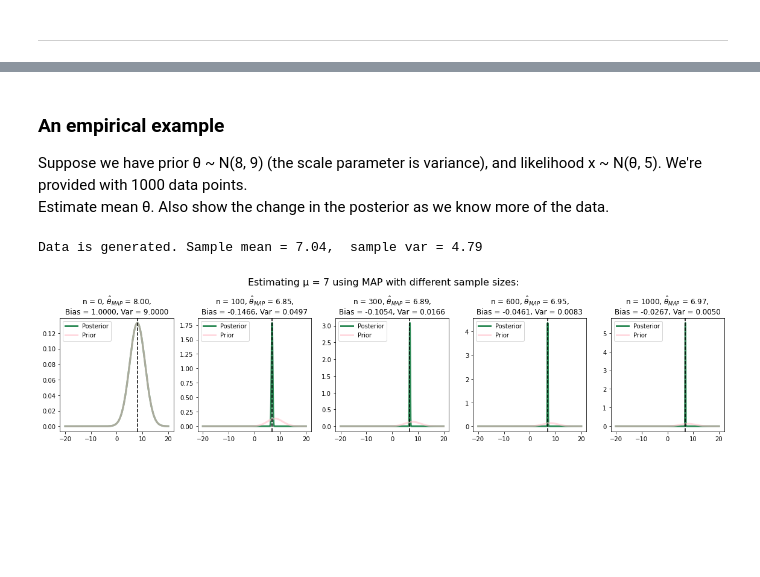
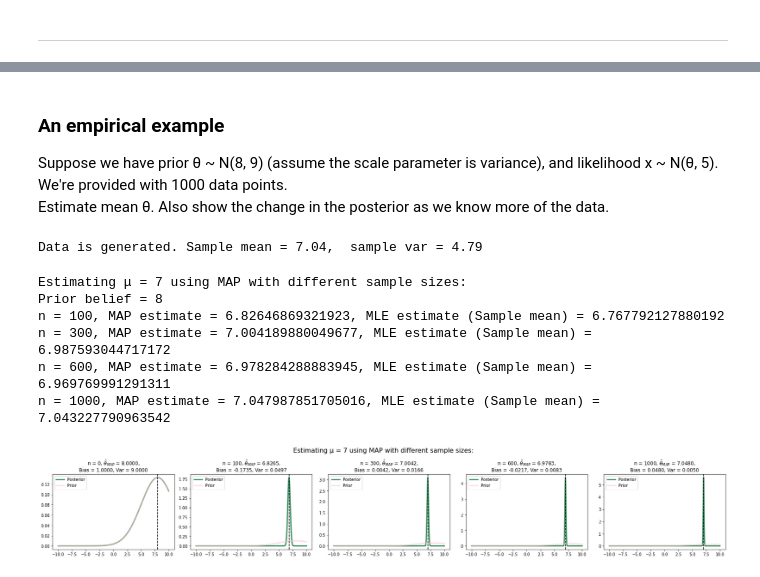
Before and after one commit to umitkaanusta/stuff-im-learning, a Jupyter notebook: statistical_concepts/maximum_aposteriori_estimation.ipynb, the cells around one changed output, grey strips where cells are left out. Cells and saved outputs as stored; diff of their text form; code cells hidden in the pictures; blank space fills up the shorter version.

Commit message:
Fixed the posterior mean and var of MAP

```diff
--- a/statistical_concepts/maximum_aposteriori_estimation.ipynb
+++ b/statistical_concepts/maximum_aposteriori_estimation.ipynb
@@ -208,6 +212,6 @@ where `τ  = 1 / σ^2` is the precision and `τ_post = τ_prior + τ_data`
 # %% [markdown]
 ### An empirical example
-Suppose we have prior θ ~ N(8, 9) (the scale parameter is variance), and likelihood x ~ N(θ, 5). We're provided with 1000 data points.
+Suppose we have prior θ ~ N(8, 9) (assume the scale parameter is variance), and likelihood x ~ N(θ, 5). We're provided with 1000 data points.
 Estimate mean θ. Also show the change in the posterior as we know more of the data.
 # %%
 THETA = 7  # True mean θ = μ
@@ -222,39 +226,53 @@ sample_mean, sample_var = np.mean(data), np.var(data)
 print(f"Data is generated. Sample mean = {round(sample_mean, 2)},  sample var = {round(sample_var, 2)}")
 # %% [output]
 Data is generated. Sample mean = 7.04,  sample var = 4.79
+# %%
+print("Estimating μ = 7 using MAP with different sample sizes:")
+print("Prior belief = 8")
+
+for num_elements in (100, 300, 600, 1000):
+    sample_mean = np.mean(data[:num_elements])
+    map_est = sample_mean * num_elements / (num_elements + VAR) + MU_PRIOR * VAR / (num_elements + VAR)
+    print(f"n = {num_elements}, MAP estimate = {map_est}, MLE estimate (Sample mean) = {sample_mean}")
+# %% [output]
+Estimating μ = 7 using MAP with different sample sizes:
+Prior belief = 8
+n = 100, MAP estimate = 6.82646869321923, MLE estimate (Sample mean) = 6.767792127880192
+n = 300, MAP estimate = 7.004189880049677, MLE estimate (Sample mean) = 6.987593044717172
+n = 600, MAP estimate = 6.978284288883945, MLE estimate (Sample mean) = 6.969769991291311
+n = 1000, MAP estimate = 7.047987851705016, MLE estimate (Sample mean) = 7.043227790963542
 # %%
-normal_params = [[MU_PRIOR, VAR_PRIOR ** 0.5]]
-for i in range(len(data)):
-    mu_prior, sigma_prior = normal_params[-1]
-    a = 1 / (sigma_prior ** 2)
-    b = 1 / VAR
-    mu_post = (a * mu_prior + b * np.mean(data[:i + 1])) / (a + b)
-    sigma_post = (1 / (a + b)) ** 0.5
-    normal_params.append([mu_post, sigma_post])
+# let's plot our estimates showing the posterior distributions
+normal_params = {0: [MU_PRIOR, VAR_PRIOR]}
+for num_elements in (100, 300, 600, 1000):
+    sample_mean = np.mean(data[:num_elements])
+    mu_post = sample_mean * num_elements / (num_elements + VAR) + MU_PRIOR * VAR / (num_elements + VAR)
+    var_post = 1 / (1 / VAR_PRIOR + num_elements / VAR)
+    normal_params[num_elements] = [mu_post, var_post]
 # %%
 from scipy.stats import norm
 
-x_axis = np.linspace(-20, 20, 1000)
+x_axis = np.linspace(-10, 10, 1000)
 some_green = "#2E8B57"
-fig, ax_arr = plt.subplots(ncols=5, figsize=(16,4), sharex=True)
+fig, ax_arr = plt.subplots(ncols=5, figsize=(24,4), sharex=True)
 for i, num_elements in enumerate([0, 100, 300, 600, 1000]):
     ax = ax_arr[i]
-    mu, sigma = normal_params[num_elements]
-    normal_Y = norm.pdf(x=x_axis, loc=mu, scale=sigma)
-    prior_Y = norm.pdf(x=x_axis, loc=normal_params[0][0], scale=normal_params[0][1])
+    mu, var = normal_params[num_elements]
+    normal_Y = norm.pdf(x=x_axis, loc=mu, scale=var ** 0.5)
+    prior_Y = norm.pdf(x=x_axis, loc=MU_PRIOR, scale=VAR_PRIOR ** 0.5)
     ax.plot(x_axis, normal_Y, color=some_green, linewidth=3, label="Posterior")
     ax.plot(x_axis, prior_Y, color="pink", linewidth=3, alpha=0.6, label="Prior")
     # calculating bias and variance in normal dist
     mean = mu
     bias = mean - THETA
-    variance = sigma ** 2
-    ax.axvline(x=mu, linestyle='--', color='k')
-    ax.set_title("n = %d, $\hat{\\theta}_{MAP}$ = %.2f,\nBias = %.4f, Var = %.4f"
+    variance = var
+    ax.axvline(x=mean, linestyle='--', color='k')
+    ax.set_title("n = %d, $\hat{\\theta}_{MAP}$ = %.4f,\nBias = %.4f, Var = %.4f"
                  % (num_elements, mean, bias, variance))
     ax.legend()
 fig.tight_layout()
 fig.suptitle("Estimating μ = 7 using MAP with different sample sizes:", size=16)
 fig.subplots_adjust(top=0.75)
 plt.show()
 # %% [output]
-[figure, old version]
+[figure, new version]
```
Also changed, not shown: parts of 2 cells of this notebook.
